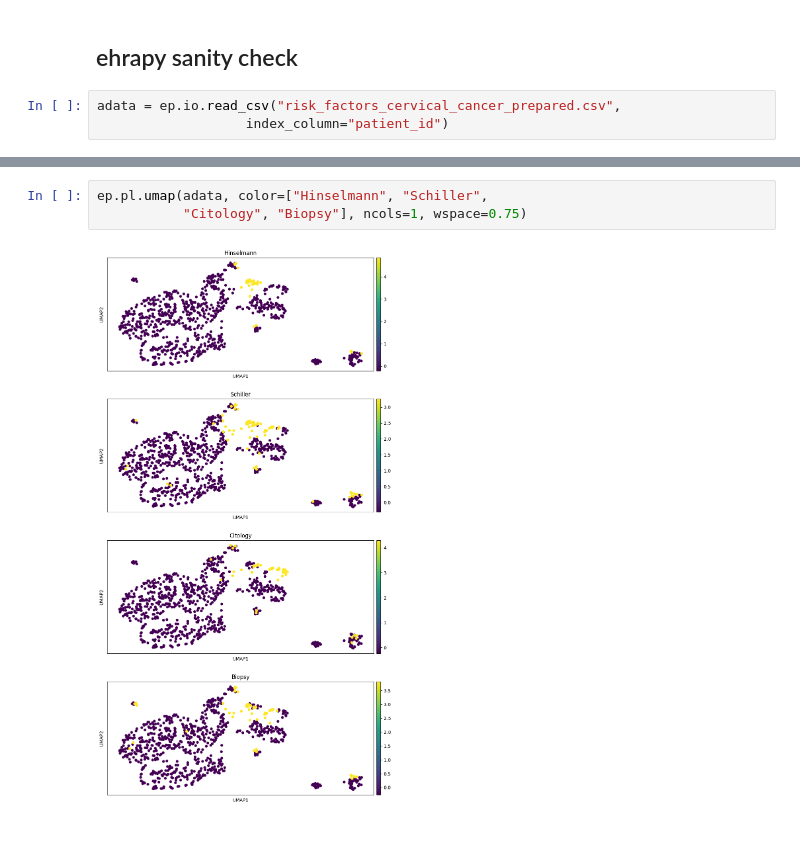
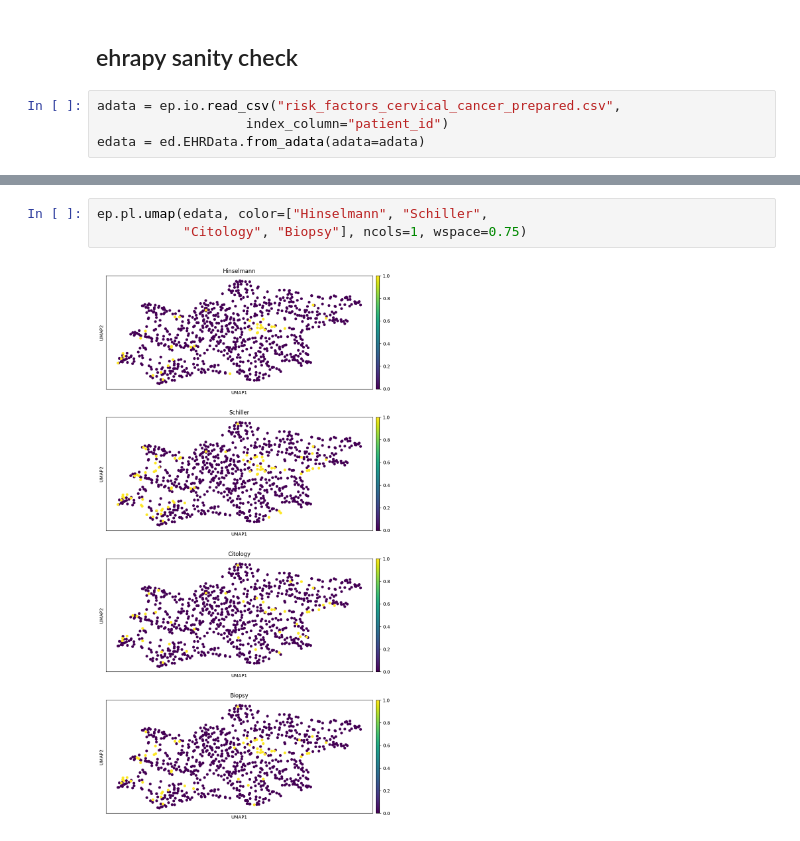
Before and after one commit to theislab/ehrapy-datasets, a Jupyter notebook: cervical_cancer_risk_factors/cervical_cancer_risk_factors.ipynb, the cells around one changed output, grey strips where cells are left out. Drawn from its saved outputs; the diff is of its cells as text.

```diff
--- a/cervical_cancer_risk_factors/cervical_cancer_risk_factors.ipynb
+++ b/cervical_cancer_risk_factors/cervical_cancer_risk_factors.ipynb
@@ -50,3 +37,4 @@ data.to_csv("risk_factors_cervical_cancer_prepared.csv")
 # %%
 adata = ep.io.read_csv("risk_factors_cervical_cancer_prepared.csv",
                    index_column="patient_id")
+edata = ed.EHRData.from_adata(adata=adata)
@@ -108,5 +93,5 @@ scikit-learn-intelex is not available. Install via pip install scikit-learn-inte
 # %%
-ep.pl.umap(adata, color=["Hinselmann", "Schiller",
+ep.pl.umap(edata, color=["Hinselmann", "Schiller",
            "Citology", "Biopsy"], ncols=1, wspace=0.75)
 # %% [output]
-[figure, old version]
+[figure, new version]
```
Also changed, not shown: parts of 7 cells of this notebook, 22 other files.
